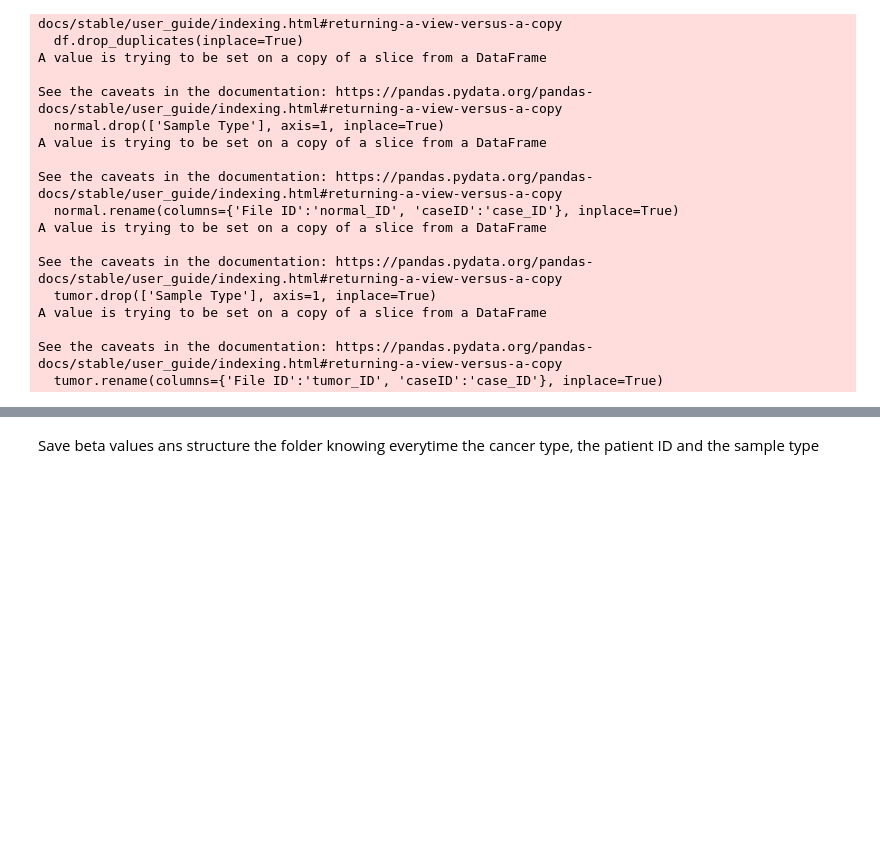
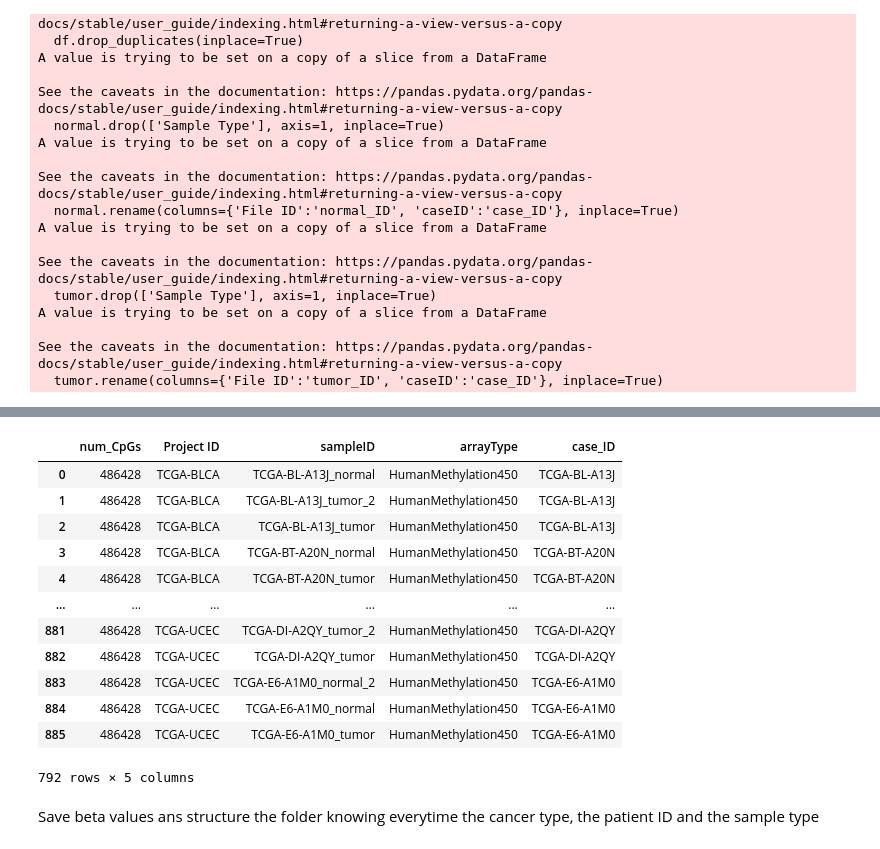
Before and after one commit to MartaEspinosa/TCGAmethylation, a Jupyter notebook: 0_preprocessing.ipynb, the cells around one changed output, grey strips where cells are left out. Cells and saved outputs as stored; diff of their text form; code cells hidden in the pictures; blank space fills up the shorter version.

```diff
--- a/0_preprocessing.ipynb
+++ b/0_preprocessing.ipynb
@@ -70,3 +114,24 @@ See the caveats in the documentation: https://pandas.pydata.org/pandas-docs/stab
+# %%
+filtered_arrays_450_dictionary
+samples_450 = [value for values in filtered_arrays_450_dictionary.values() for value in values]
+
+arrays_450_paired = arrays_450[arrays_450['sampleID'].isin(samples_450)]
+arrays_450_paired.to_csv(os.path.join(GENERAL,PROJECT,"results/arrayType_paired_450K.csv"), index=None)
+arrays_450_paired
+# %% [output]
+|  | num_CpGs | Project ID | sampleID | arrayType | case_ID |
+| 0 | 486428 | TCGA-BLCA | TCGA-BL-A13J_normal | HumanMethylation450 | TCGA-BL-A13J |
+| 1 | 486428 | TCGA-BLCA | TCGA-BL-A13J_tumor_2 | HumanMethylation450 | TCGA-BL-A13J |
+| 2 | 486428 | TCGA-BLCA | TCGA-BL-A13J_tumor | HumanMethylation450 | TCGA-BL-A13J |
+| 3 | 486428 | TCGA-BLCA | TCGA-BT-A20N_normal | HumanMethylation450 | TCGA-BT-A20N |
+| 4 | 486428 | TCGA-BLCA | TCGA-BT-A20N_tumor | HumanMethylation450 | TCGA-BT-A20N |
+| ... | ... | ... | ... | ... | ... |
+| 881 | 486428 | TCGA-UCEC | TCGA-DI-A2QY_tumor_2 | HumanMethylation450 | TCGA-DI-A2QY |
+| 882 | 486428 | TCGA-UCEC | TCGA-DI-A2QY_tumor | HumanMethylation450 | TCGA-DI-A2QY |
+| 883 | 486428 | TCGA-UCEC | TCGA-E6-A1M0_normal_2 | HumanMethylation450 | TCGA-E6-A1M0 |
+| 884 | 486428 | TCGA-UCEC | TCGA-E6-A1M0_normal | HumanMethylation450 | TCGA-E6-A1M0 |
+| 885 | 486428 | TCGA-UCEC | TCGA-E6-A1M0_tumor | HumanMethylation450 | TCGA-E6-A1M0 |
+792 rows × 5 columns
 # %% [markdown]
 Save beta values ans structure the folder knowing everytime the cancer type, the patient ID and the sample type
 # %%
```
Also changed, not shown: parts of 8 cells of this notebook, 4 other files.
